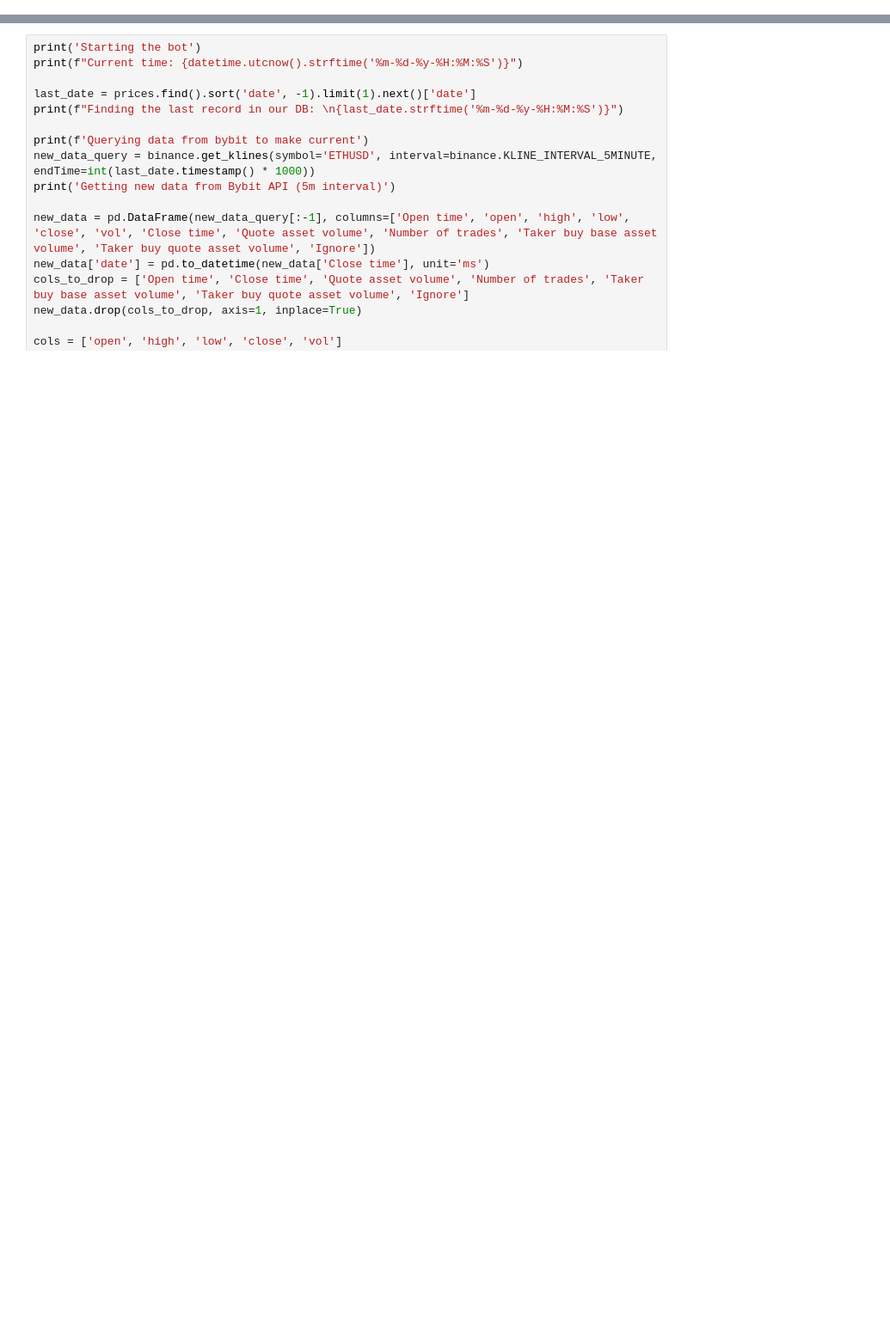
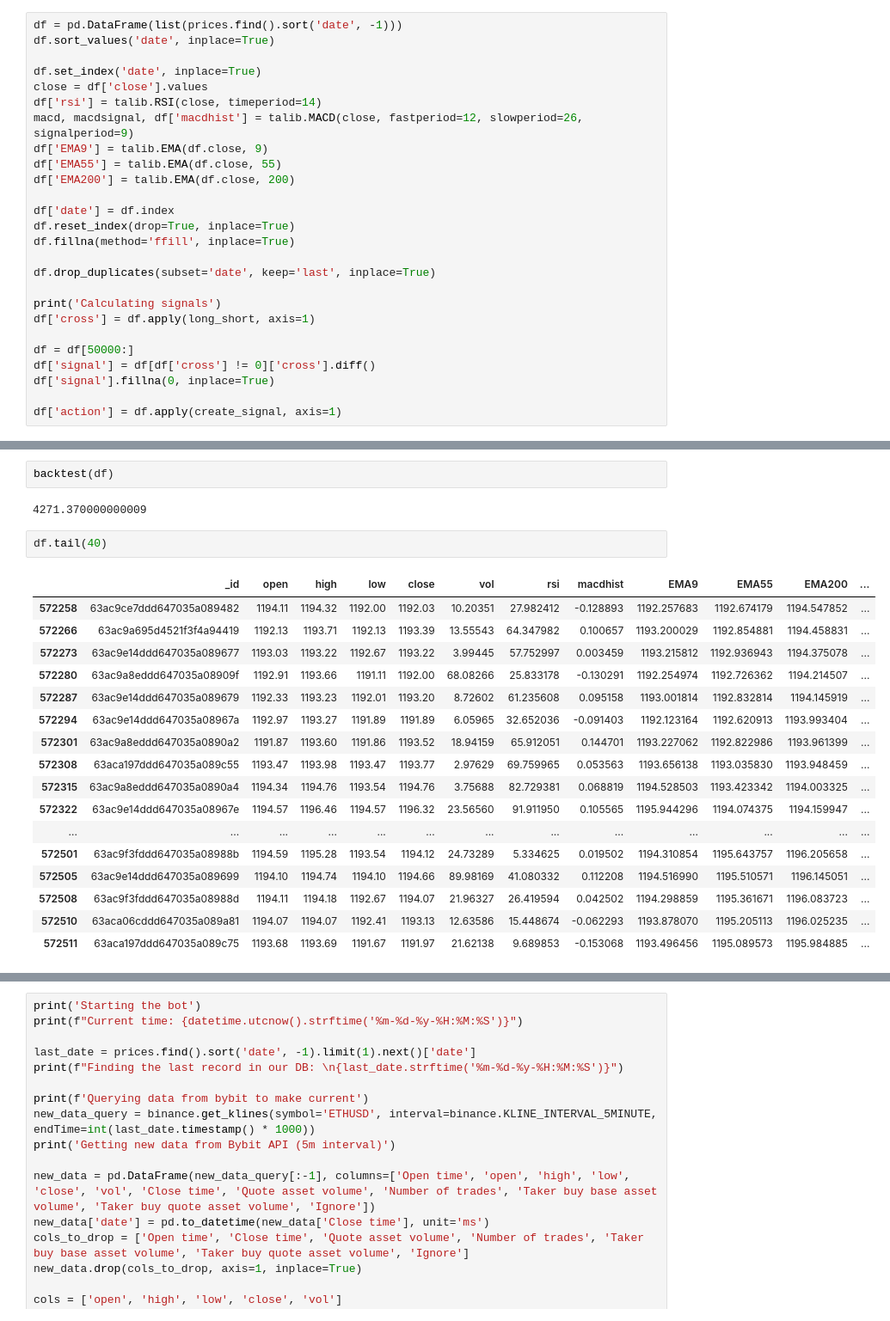
Before and after one commit to carlislejd/trading_bot, a Jupyter notebook: research.ipynb, the cells around one changed output, grey strips where cells are left out. Shown: that part at 86% size. Drawn from its saved outputs; the diff is of its cells as text; blank space fills up the shorter version.

```diff
--- a/research.ipynb
+++ b/research.ipynb
@@ -28,3 +28,29 @@ load_dotenv()
 client = ccxt_connect()
 binance = binance_client()
 prices = prices_collection()
+# %%
+df = pd.DataFrame(list(prices.find().sort('date', -1)))
+df.sort_values('date', inplace=True)
+
+df.set_index('date', inplace=True)
+close = df['close'].values
+df['rsi'] = talib.RSI(close, timeperiod=14)
+macd, macdsignal, df['macdhist'] = talib.MACD(close, fastperiod=12, slowperiod=26, signalperiod=9)
+df['EMA9'] = talib.EMA(df.close, 9)
+df['EMA55'] = talib.EMA(df.close, 55)
+df['EMA200'] = talib.EMA(df.close, 200)
+
+df['date'] = df.index
+df.reset_index(drop=True, inplace=True)
+df.fillna(method='ffill', inplace=True)
+
+df.drop_duplicates(subset='date', keep='last', inplace=True)
+
+print('Calculating signals')
+df['cross'] = df.apply(long_short, axis=1)
+
+df = df[50000:]
+df['signal'] = df[df['cross'] != 0]['cross'].diff()
+df['signal'].fillna(0, inplace=True)
+
+df['action'] = df.apply(create_signal, axis=1)
@@ -30,0 +105,24 @@ prices = prices_collection()
+# %%
+backtest(df)
+# %% [output]
+4271.370000000009
+# %%
+df.tail(40)
+# %% [output]
+|  | _id | open | high | low | close | vol | rsi | macdhist | EMA9 | EMA55 | EMA200 | ... |
+| 572258 | 63ac9ce7ddd647035a089482 | 1194.11 | 1194.32 | 1192.00 | 1192.03 | 10.20351 | 27.982412 | -0.128893 | 1192.257683 | 1192.674179 | 1194.547852 | ... |
+| 572266 | 63ac9a695d4521f3f4a94419 | 1192.13 | 1193.71 | 1192.13 | 1193.39 | 13.55543 | 64.347982 | 0.100657 | 1193.200029 | 1192.854881 | 1194.458831 | ... |
+| 572273 | 63ac9e14ddd647035a089677 | 1193.03 | 1193.22 | 1192.67 | 1193.22 | 3.99445 | 57.752997 | 0.003459 | 1193.215812 | 1192.936943 | 1194.375078 | ... |
+| 572280 | 63ac9a8eddd647035a08909f | 1192.91 | 1193.66 | 1191.11 | 1192.00 | 68.08266 | 25.833178 | -0.130291 | 1192.254974 | 1192.726362 | 1194.214507 | ... |
+| 572287 | 63ac9e14ddd647035a089679 | 1192.33 | 1193.23 | 1192.01 | 1193.20 | 8.72602 | 61.235608 | 0.095158 | 1193.001814 | 1192.832814 | 1194.145919 | ... |
+| 572294 | 63ac9e14ddd647035a08967a | 1192.97 | 1193.27 | 1191.89 | 1191.89 | 6.05965 | 32.652036 | -0.091403 | 1192.123164 | 1192.620913 | 1193.993404 | ... |
+| 572301 | 63ac9a8eddd647035a0890a2 | 1191.87 | 1193.60 | 1191.86 | 1193.52 | 18.94159 | 65.912051 | 0.144701 | 1193.227062 | 1192.822986 | 1193.961399 | ... |
+| 572308 | 63aca197ddd647035a089c55 | 1193.47 | 1193.98 | 1193.47 | 1193.77 | 2.97629 | 69.759965 | 0.053563 | 1193.656138 | 1193.035830 | 1193.948459 | ... |
+| 572315 | 63ac9a8eddd647035a0890a4 | 1194.34 | 1194.76 | 1193.54 | 1194.76 | 3.75688 | 82.729381 | 0.068819 | 1194.528503 | 1193.423342 | 1194.003325 | ... |
+| 572322 | 63ac9e14ddd647035a08967e | 1194.57 | 1196.46 | 1194.57 | 1196.32 | 23.56560 | 91.911950 | 0.105565 | 1195.944296 | 1194.074375 | 1194.159947 | ... |
+| ... | ... | ... | ... | ... | ... | ... | ... | ... | ... | ... | ... | ... |
+| 572501 | 63ac9f3fddd647035a08988b | 1194.59 | 1195.28 | 1193.54 | 1194.12 | 24.73289 | 5.334625 | 0.019502 | 1194.310854 | 1195.643757 | 1196.205658 | ... |
+| 572505 | 63ac9e14ddd647035a089699 | 1194.10 | 1194.74 | 1194.10 | 1194.66 | 89.98169 | 41.080332 | 0.112208 | 1194.516990 | 1195.510571 | 1196.145051 | ... |
+| 572508 | 63ac9f3fddd647035a08988d | 1194.11 | 1194.18 | 1192.67 | 1194.07 | 21.96327 | 26.419594 | 0.042502 | 1194.298859 | 1195.361671 | 1196.083723 | ... |
+| 572510 | 63aca06cddd647035a089a81 | 1194.07 | 1194.07 | 1192.41 | 1193.13 | 12.63586 | 15.448674 | -0.062293 | 1193.878070 | 1195.205113 | 1196.025235 | ... |
+| 572511 | 63aca197ddd647035a089c75 | 1193.68 | 1193.69 | 1191.67 | 1191.97 | 21.62138 | 9.689853 | -0.153068 | 1193.496456 | 1195.089573 | 1195.984885 | ... |
```
Also changed, not shown: parts of 10 cells of this notebook, 4 other files.
